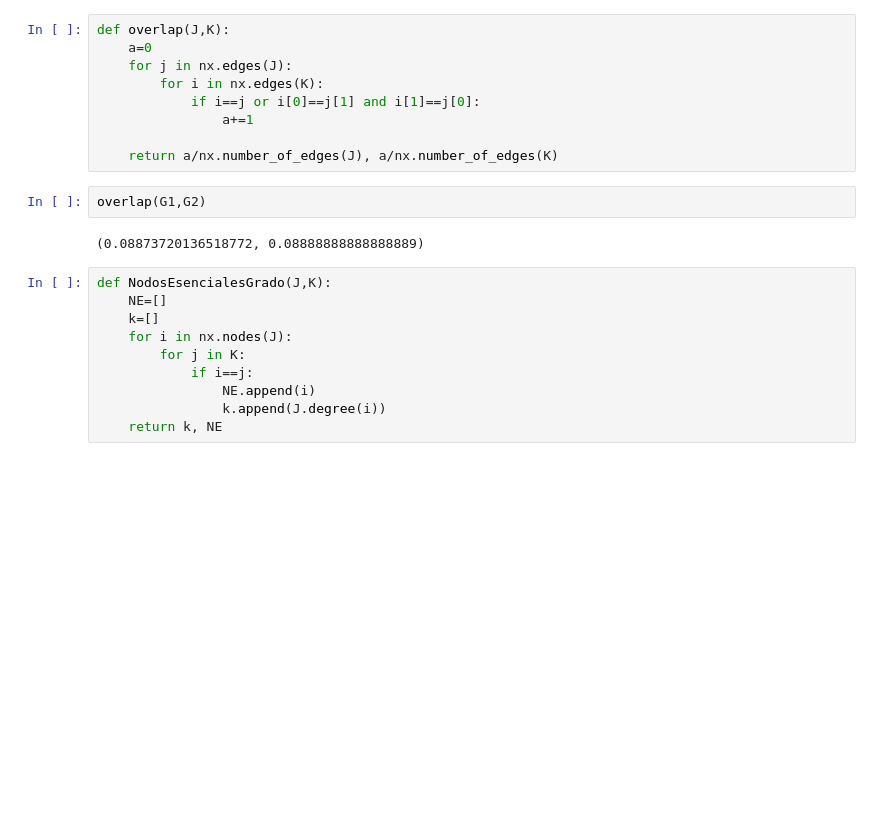
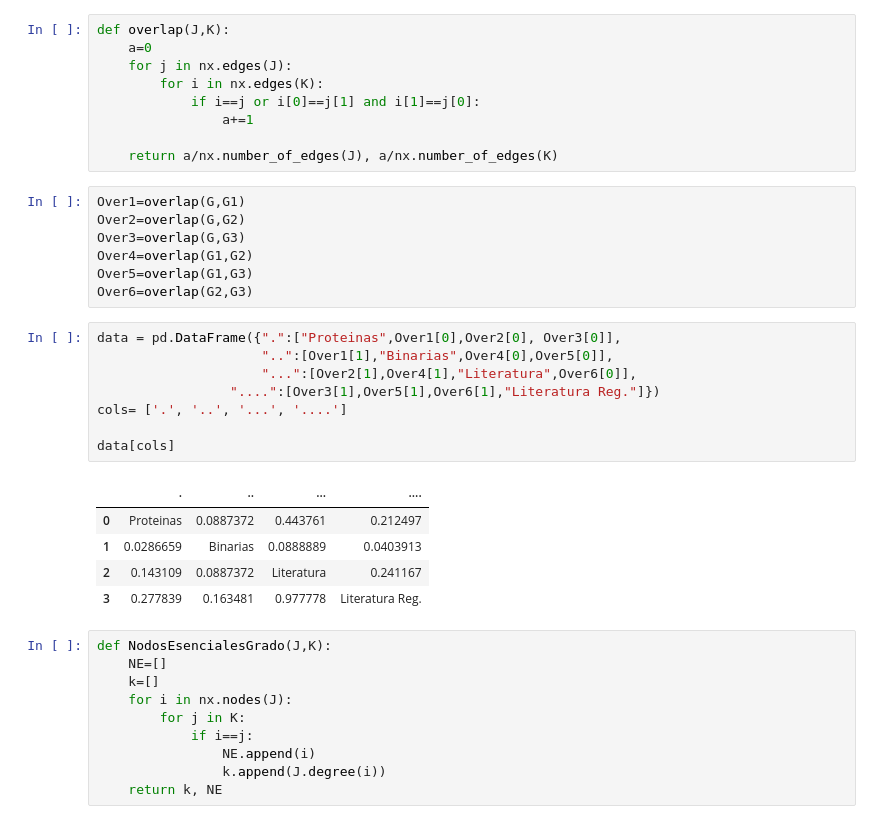
Before and after one commit to vms10/tp2, a Jupyter notebook: tp2.ipynb, the cells around one changed output. Drawn from its saved outputs; the diff is of its cells as text; blank space fills up the shorter version.

```diff
--- a/tp2.ipynb
+++ b/tp2.ipynb
@@ -75,10 +75,27 @@ def overlap(J,K):
                 a+=1
 
     return a/nx.number_of_edges(J), a/nx.number_of_edges(K)
-# %%
-overlap(G1,G2)
-# %% [output]
-(0.08873720136518772, 0.08888888888888889)
+# %%
+Over1=overlap(G,G1)
+Over2=overlap(G,G2)
+Over3=overlap(G,G3)
+Over4=overlap(G1,G2)
+Over5=overlap(G1,G3)
+Over6=overlap(G2,G3)
+# %%
+data = pd.DataFrame({".":["Proteinas",Over1[0],Over2[0], Over3[0]],
+                     "..":[Over1[1],"Binarias",Over4[0],Over5[0]],
+                     "...":[Over2[1],Over4[1],"Literatura",Over6[0]],
+                 "....":[Over3[1],Over5[1],Over6[1],"Literatura Reg."]})
+cols= ['.', '..', '...', '....']
+
+data[cols]
+# %% [output]
+|  | . | .. | ... | .... |
+| 0 | Proteinas | 0.0887372 | 0.443761 | 0.212497 |
+| 1 | 0.0286659 | Binarias | 0.0888889 | 0.0403913 |
+| 2 | 0.143109 | 0.0887372 | Literatura | 0.241167 |
+| 3 | 0.277839 | 0.163481 | 0.977778 | Literatura Reg. |
 # %%
 def NodosEsencialesGrado(J,K):
     NE=[]
```
Also changed, not shown: parts of 13 cells of this notebook.
